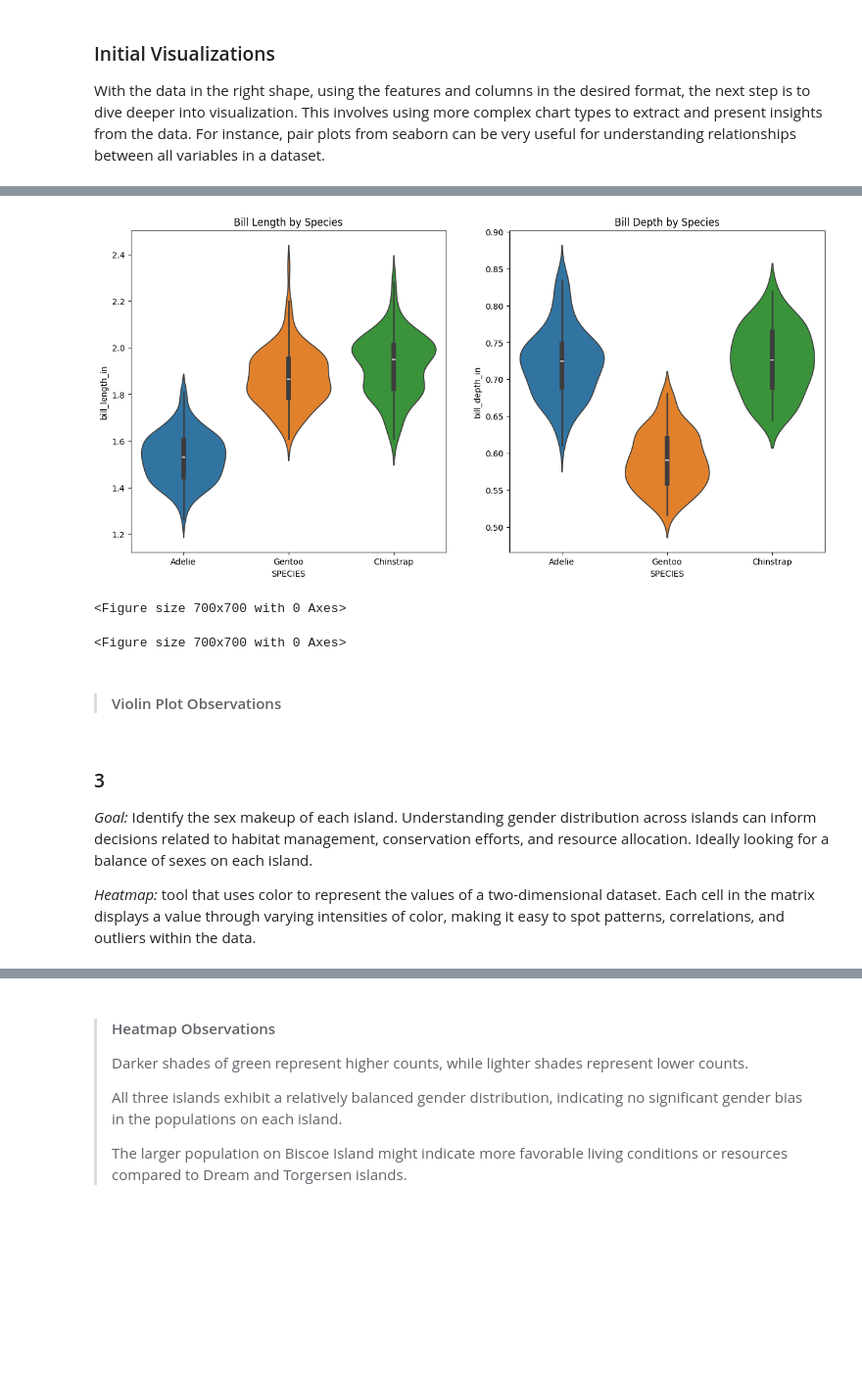
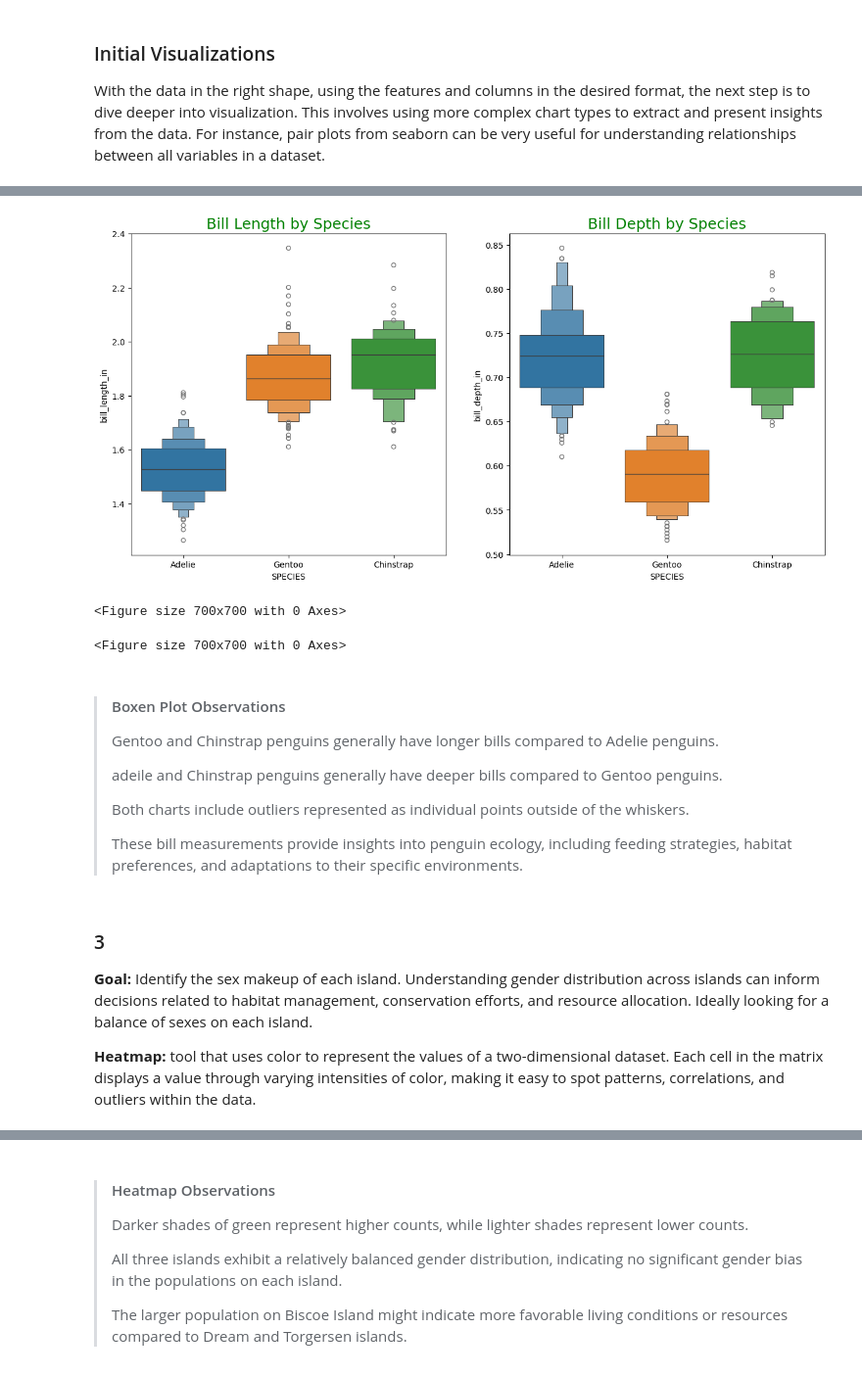
Before and after one commit to Bdowdle4/datafun-06-eda, a Jupyter notebook: dowdle_eda.ipynb, the cells around one changed output, grey strips where cells are left out. Shown at 98% size. Cells and saved outputs as stored; diff of their text form; code cells hidden in the pictures; blank space fills up the shorter version.

```diff
--- a/dowdle_eda.ipynb
+++ b/dowdle_eda.ipynb
@@ -233,40 +235,47 @@ Goal:
 # %%
 fig, axes = plt.subplots(1, 2, figsize=(15, 7))
 
 plt.figure(figsize=(7,7))
 
-sns.violinplot(
+sns.boxenplot(
     y="bill_length_in",
     x="SPECIES",
     hue="SPECIES",
     data=df,
     ax=axes[0]
     )
 
-axes[0].set_title('Bill Length by Species')
+axes[0].set_title('Bill Length by Species', size=18, color='green')
 
 plt.figure(figsize=(7,7))
-sns.violinplot(
+sns.boxenplot(
     y='bill_depth_in',
     x='SPECIES',
     hue='SPECIES',
     data=df,
     ax=axes[1]
 )
-axes[1].set_title('Bill Depth by Species')
+axes[1].set_title('Bill Depth by Species', size=18, color='green')
 plt.show()
 # %% [output]
-[figure, old version]
+[figure, new version]
 <Figure size 700x700 with 0 Axes>
 <Figure size 700x700 with 0 Axes>
-# %% [markdown]
-> #### Violin Plot Observations
->
+# %% [markdown]
+>#### Boxen Plot Observations
+>
+>Gentoo and Chinstrap penguins generally have longer bills compared to Adelie penguins.
+>
+>adeile and Chinstrap penguins generally have deeper bills compared to Gentoo penguins.
+>
+>Both charts include outliers represented as individual points outside of the whiskers.
+>
+>These bill measurements provide insights into penguin ecology, including feeding strategies, habitat preferences, and adaptations to their specific environments.
 # %% [markdown]
 ### 3
-*Goal:* Identify the sex makeup of each island. Understanding gender distribution across islands can inform decisions related to habitat management, conservation efforts, and resource allocation. Ideally looking for a balance of sexes on each island.
+**Goal:** Identify the sex makeup of each island. Understanding gender distribution across islands can inform decisions related to habitat management, conservation efforts, and resource allocation. Ideally looking for a balance of sexes on each island.
 
-*Heatmap:* tool that uses color to represent the values of a two-dimensional dataset. Each cell in the matrix displays a value through varying intensities of color, making it easy to spot patterns, correlations, and outliers within the data.
+**Heatmap:** tool that uses color to represent the values of a two-dimensional dataset. Each cell in the matrix displays a value through varying intensities of color, making it easy to spot patterns, correlations, and outliers within the data.
 # %%
 # Drop rows with missing values in 'sex' or 'island' columns
 df = df.dropna(subset=['GENDER', 'ISLAND'])
```
Also changed, not shown: parts of 12 cells of this notebook, 1 other file.
